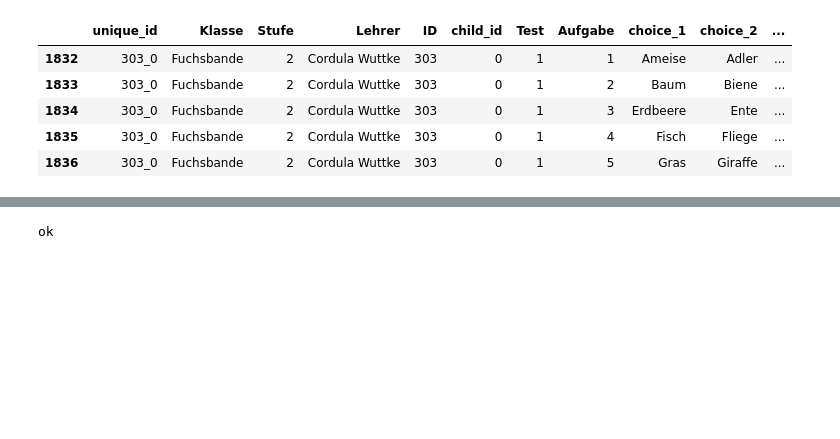
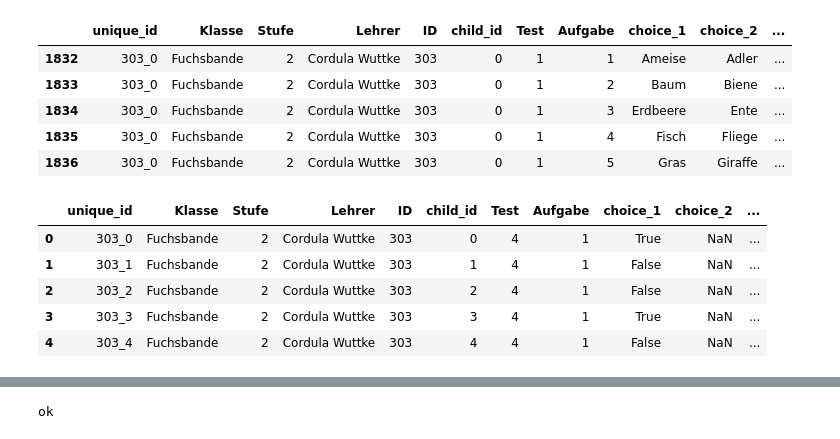
Before and after one commit to imkeines/tiria_data, a Jupyter notebook: Data_Restructuring_long_to_wide.ipynb, the cells around one changed output, grey strips where cells are left out. Drawn from its saved outputs; the diff is of its cells as text; code cells hidden in the pictures; blank space fills up the shorter version.

```diff
--- a/Data_Restructuring_long_to_wide.ipynb
+++ b/Data_Restructuring_long_to_wide.ipynb
@@ -50,6 +53,22 @@ data.head()
 | 1834 | 303_0 | Fuchsbande | 2 | Cordula Wuttke | 303 | 0 | 1 | 3 | Erdbeere | Ente | ... |
 | 1835 | 303_0 | Fuchsbande | 2 | Cordula Wuttke | 303 | 0 | 1 | 4 | Fisch | Fliege | ... |
 | 1836 | 303_0 | Fuchsbande | 2 | Cordula Wuttke | 303 | 0 | 1 | 5 | Gras | Giraffe | ... |
+# %%
+set4 = data.loc[data['Test'] == 4]
+
+test4_statements = pd.read_csv('/home/iik/Desktop/tiria/data/Waldwörter - Einstufungstest 4.csv')
+test4_statements.drop(columns=['Falsch', 'Richtig '], inplace=True)
+test4_statements.rename(columns={'Position im Test':'Aufgabe', 'Satz ': 'Test4_statement'}, inplace=True)
+#test4_statements
+result = pd.merge(set4, test4_statements, on=["Aufgabe"])
+result.head()
+# %% [output]
+|  | unique_id | Klasse | Stufe | Lehrer | ID | child_id | Test | Aufgabe | choice_1 | choice_2 | ... |
+| 0 | 303_0 | Fuchsbande | 2 | Cordula Wuttke | 303 | 0 | 4 | 1 | True | NaN | ... |
+| 1 | 303_1 | Fuchsbande | 2 | Cordula Wuttke | 303 | 1 | 4 | 1 | False | NaN | ... |
+| 2 | 303_2 | Fuchsbande | 2 | Cordula Wuttke | 303 | 2 | 4 | 1 | False | NaN | ... |
+| 3 | 303_3 | Fuchsbande | 2 | Cordula Wuttke | 303 | 3 | 4 | 1 | True | NaN | ... |
+| 4 | 303_4 | Fuchsbande | 2 | Cordula Wuttke | 303 | 4 | 4 | 1 | False | NaN | ... |
 # %%
 data['idx'] = data.groupby('unique_id').cumcount()
 data = data.pivot_table(index=['Test', 'Stufe', "unique_id", 'Level', 'Gesamt_Level'],
```
Also changed, not shown: parts of 4 cells of this notebook, 6 other files.
